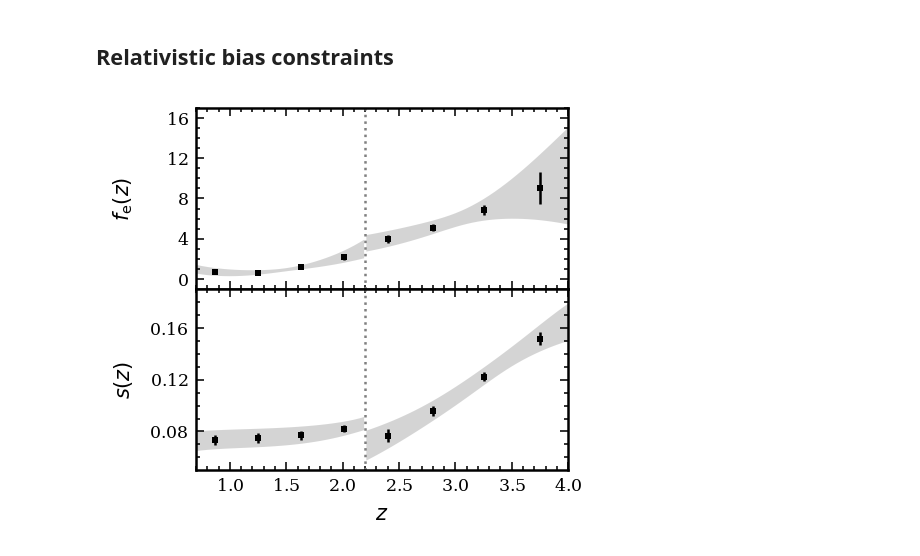
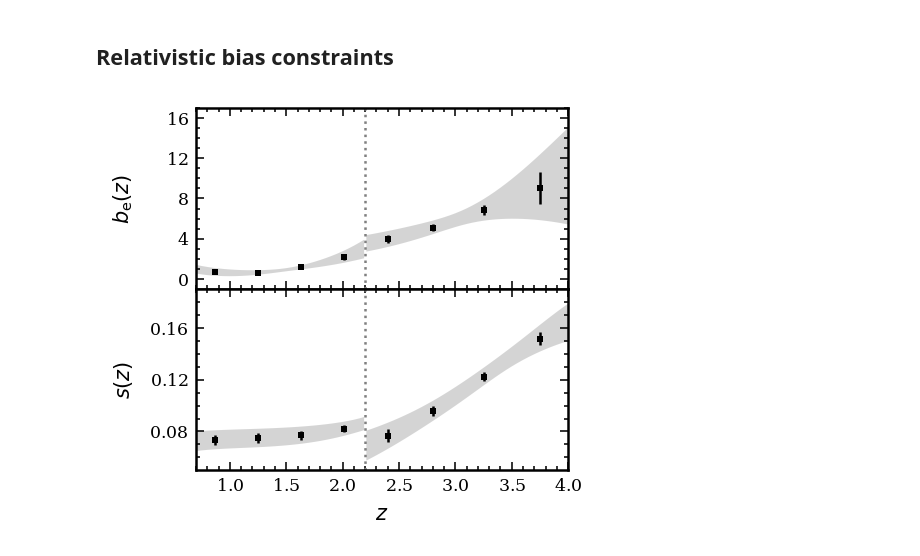
Before and after one commit to MikeSWang/HorizonGRound, a Jupyter notebook: notebooks/measure_relativistic_biases.ipynb, the cells around one changed output. Cells and saved outputs as stored; diff of their text form; code cells hidden in the pictures.

```diff
--- a/notebooks/measure_relativistic_biases.ipynb
+++ b/notebooks/measure_relativistic_biases.ipynb
@@ -128,35 +128,35 @@ evolution.xaxis.set_minor_locator(AutoMinorLocator())
 evolution.yaxis.set_minor_locator(AutoMinorLocator())
 evolution.set_xlim(min(dense_redshifts), max(dense_redshifts))
 evolution.set_ylim(-1., 17.)
-evolution.set_ylabel(r"$f_\mathrm{e}(z)$", labelpad=15)
+evolution.set_ylabel(r"$b_\mathrm{e}(z)$", labelpad=15)
 
 # Magnification bias
 
 magnification = plt.subplot2grid((2, 1), (1, 0), sharex=evolution)
 
 magnification.errorbar(
     measured_redshifts, magnification_bias_estimates[0],
     yerr=[
         np.subtract(magnification_bias_estimates[0], magnification_bias_estimates[-1]),
         np.subtract(magnification_bias_estimates[1], magnification_bias_estimates[0]),
     ],
     fmt='s', zorder=3
 )
 for part in [low_redshift_part, high_redshift_part]:
     magnification.fill_between(
         dense_redshifts[part],
         magnification_bias_quantiles[-2][part], magnification_bias_quantiles[2][part],
         facecolor='0.67', alpha=ALPHA, zorder=1
     )
 
 magnification.axvline(x=2.2, ls=':', c='0.5')
 
 magnification.set_yticks(np.arange(0., 0.2, step=0.04))
 magnification.yaxis.set_minor_locator(AutoMinorLocator())
 magnification.set_ylim(0.05, 0.19)
 magnification.set_xlabel(r"$z$", labelpad=5)
 magnification.set_ylabel(r"$s(z)$", labelpad=7)
 
 fig.savefig(publication_dir/"gallery"/"relativistic_biases.pdf")
 # %% [output]
-[figure, old version]
+[figure, new version]
```
Also changed, not shown: 1 other file.
